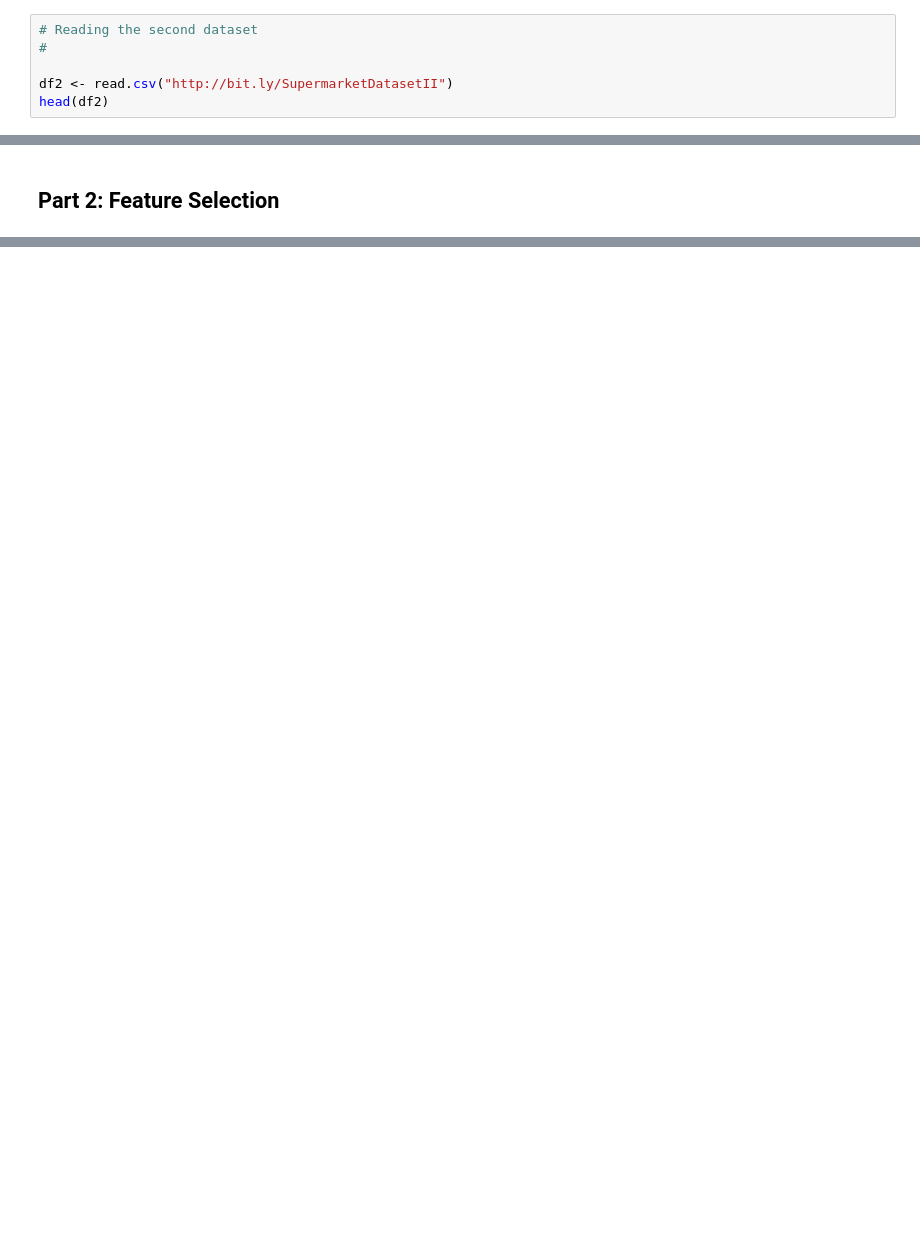
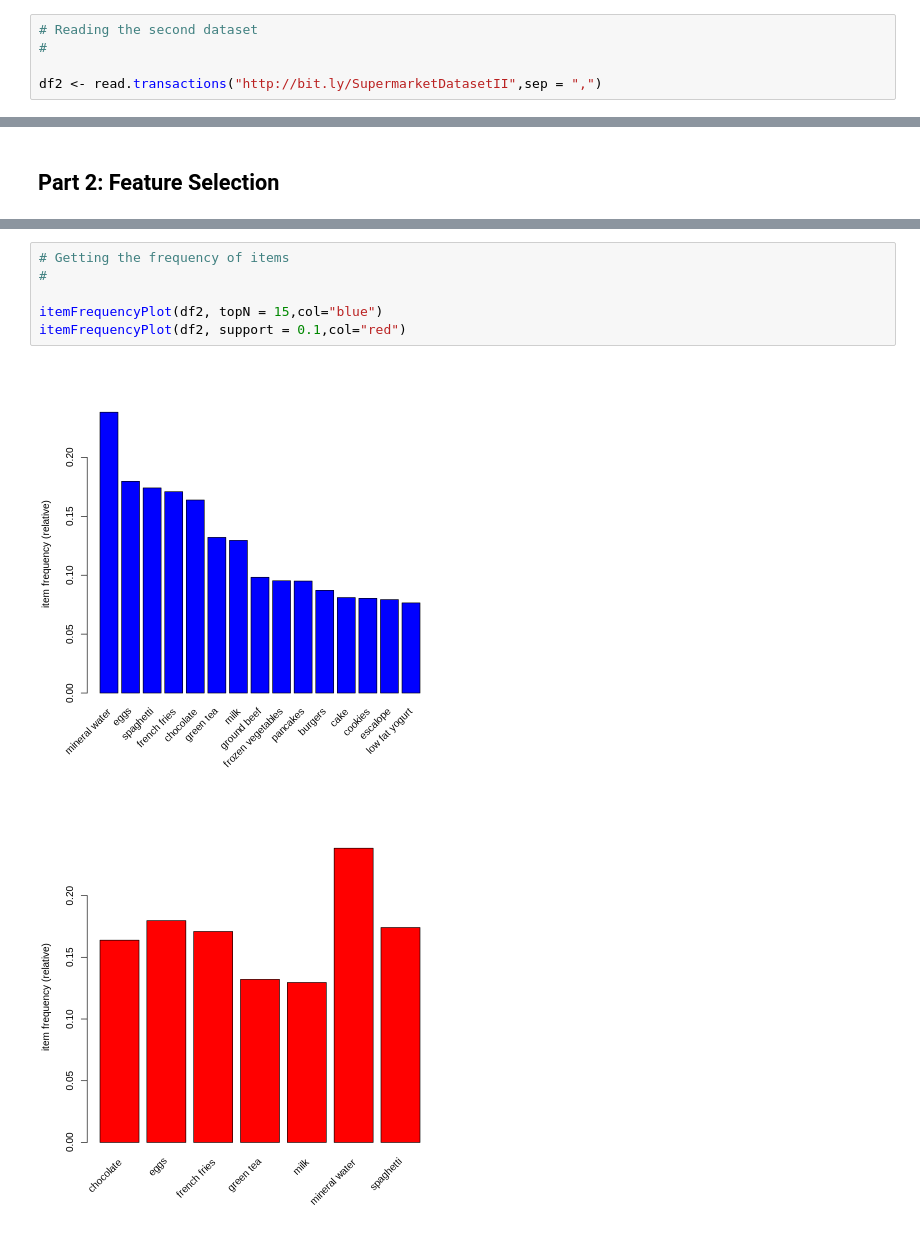
Before and after one commit to mburu-mwangi/carrefour-assessment, a Jupyter notebook: Carrefour_R_analysis_rmd.ipynb, the cells around one changed output, grey strips where cells are left out. Cells and saved outputs as stored; diff of their text form; blank space fills up the shorter version.

```diff
--- a/Carrefour_R_analysis_rmd.ipynb
+++ b/Carrefour_R_analysis_rmd.ipynb
@@ -43,6 +64,5 @@ A data.frame: 6 × 16
 # Reading the second dataset
 #
 
-df2 <- read.csv("http://bit.ly/SupermarketDatasetII")
-head(df2)
+df2 <- read.transactions("http://bit.ly/SupermarketDatasetII",sep = ",")
 # %% [output]
@@ -285,0 +470,9 @@ ERROR: ignored
+# %%
+# Getting the frequency of items
+#
+
+itemFrequencyPlot(df2, topN = 15,col="blue")
+itemFrequencyPlot(df2, support = 0.1,col="red")
+# %% [output]
+[figure, added]
+[figure, added]
```
Also changed, not shown: parts of 18 cells of this notebook.
